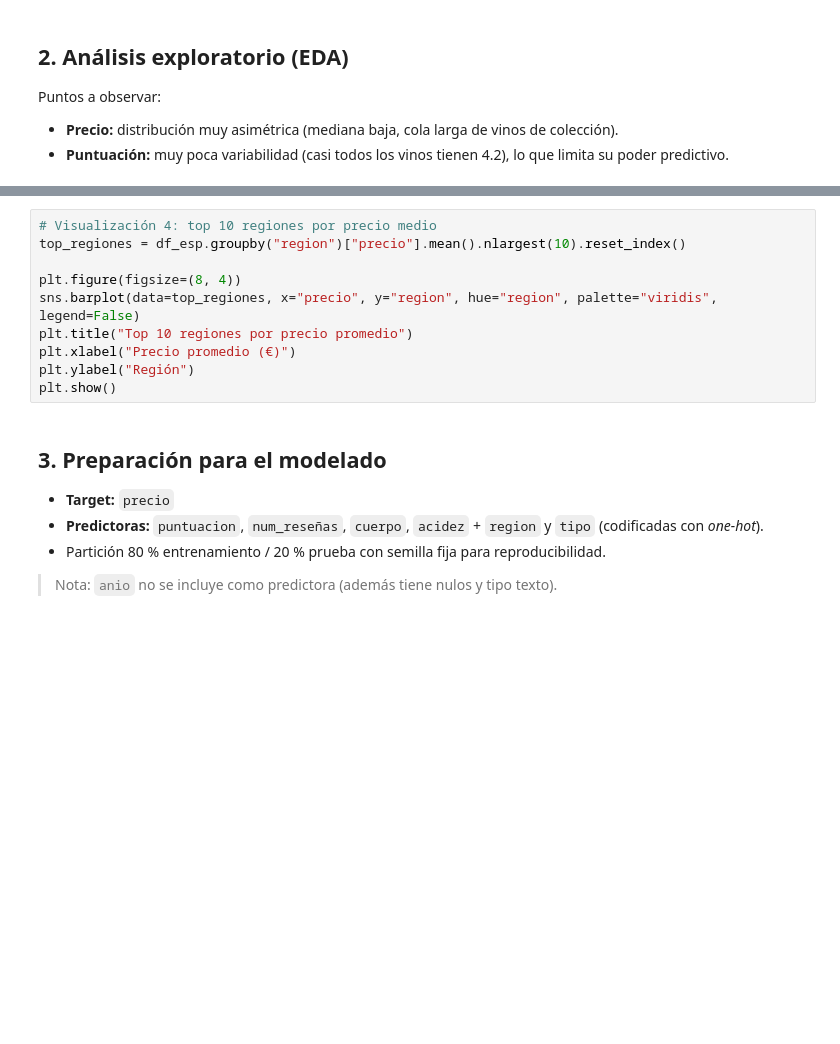
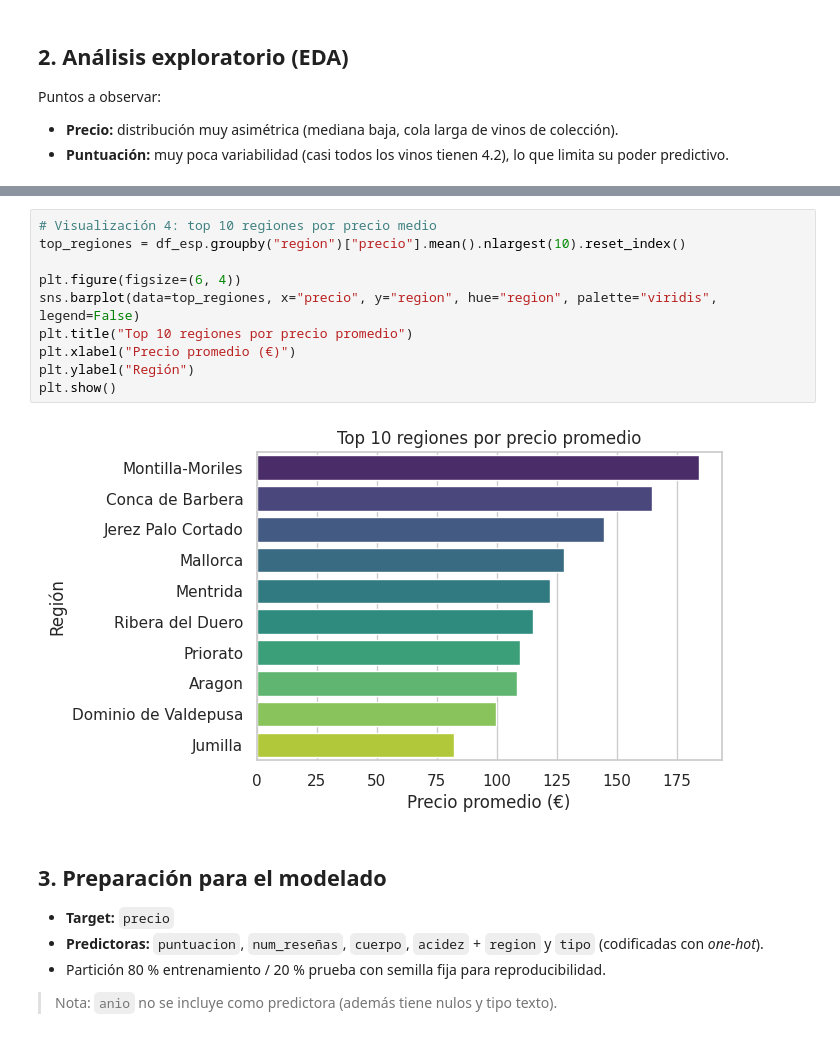
Before and after one commit to Bootcamp-DA-P3/Proyecto_Regresion_Vinos_Espana_Tania, a Jupyter notebook: notebooks/01_eda_y_modelado_v2.ipynb, the cells around one changed output, grey strips where cells are left out. Drawn from its saved outputs; the diff is of its cells as text; blank space fills up the shorter version.

```diff
--- a/notebooks/01_eda_y_modelado_v2.ipynb
+++ b/notebooks/01_eda_y_modelado_v2.ipynb
@@ -136,13 +198,15 @@ plt.show()
 # %%
 # Visualización 4: top 10 regiones por precio medio
 top_regiones = df_esp.groupby("region")["precio"].mean().nlargest(10).reset_index()
 
-plt.figure(figsize=(8, 4))
+plt.figure(figsize=(6, 4))
 sns.barplot(data=top_regiones, x="precio", y="region", hue="region", palette="viridis", legend=False)
 plt.title("Top 10 regiones por precio promedio")
 plt.xlabel("Precio promedio (€)")
 plt.ylabel("Región")
 plt.show()
+# %% [output]
+[figure, added]
 # %% [markdown]
 ## 3. Preparación para el modelado
 
```
Also changed, not shown: parts of 24 cells of this notebook, 3 other files.
